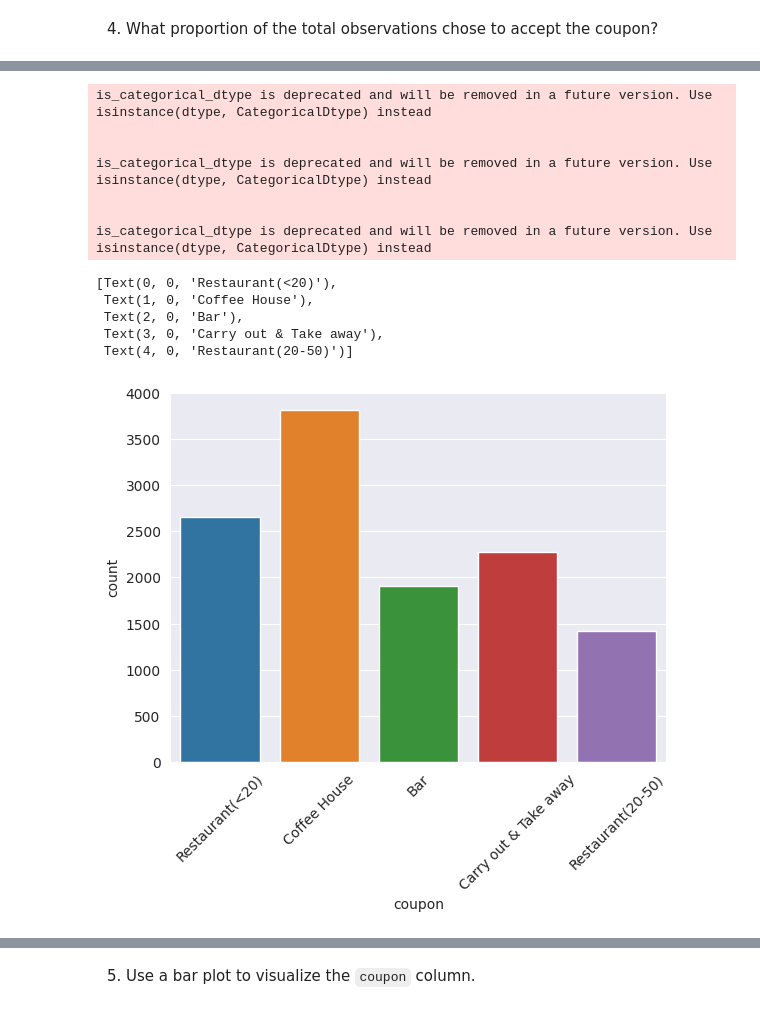
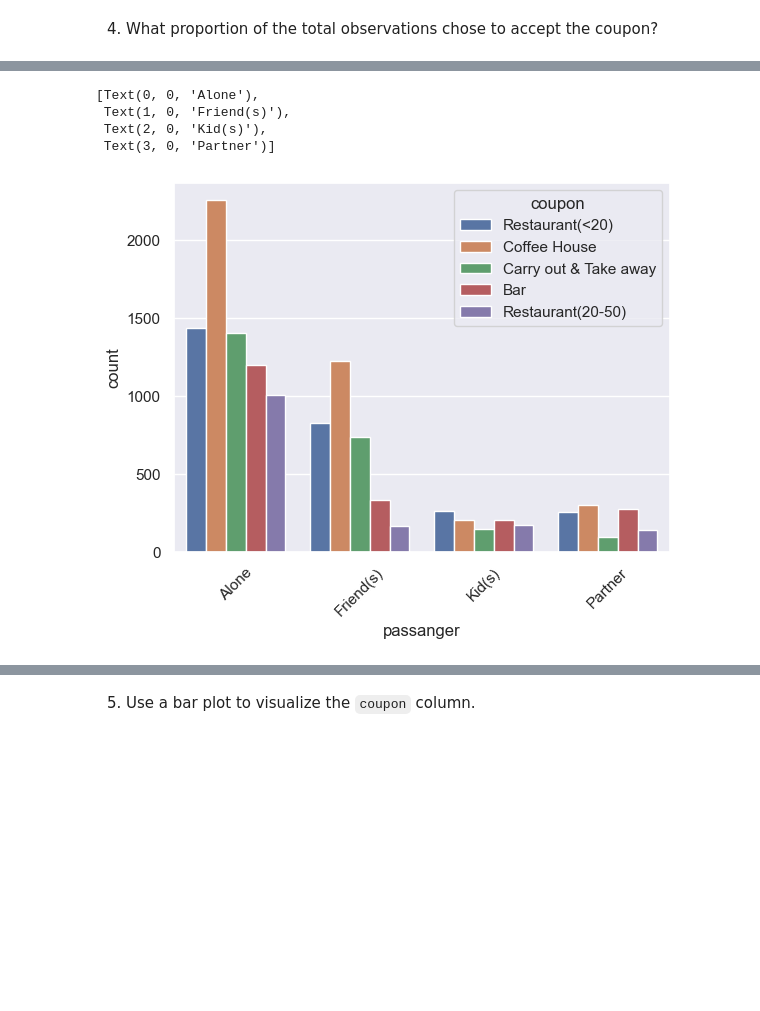
Before and after one commit to PlamenStilyianov/Professional_Certificate_in_ML_and_AI, a Jupyter notebook: Module5/prompt.ipynb, the cells around one changed output, grey strips where cells are left out. Saved outputs shown, nothing was run; the diff lists cells and outputs as text; code cells hidden in the pictures; blank space fills up the shorter version.

Commit message:
Updated prompt module, completed Investigating the Bar Coupon, to do:  Independent Investigation

```diff
--- a/Module5/prompt.ipynb
+++ b/Module5/prompt.ipynb
@@ -119,3 +119,15 @@ for col in df.select_dtypes(include='object').columns.tolist():
 
 '++++++++++++++++++Restaurant20To50++++++++++++++++++'
 "['1~3' 'less1' 'never' 'gt8' '4~8' nan] : 5"
+# %%
+# formating 'age' column
+def format_column(col_val):
+    import re
+    patterns = {r"[^\d.]+": " "}
+    if isinstance(col_val, str):
+        for pattern, val in patterns.items():
+            col_val = re.sub(pattern, val, col_val)
+        return str(col_val).rstrip().lstrip()
+
+df['age'] = df['age'].apply(format_column)
+df['age'].value_counts()
@@ -121,0 +143,6 @@ for col in df.select_dtypes(include='object').columns.tolist():
+# %%
+# formatting 'income' column
+df_copy = df.copy()
+df['income'] = df_copy['income'].str.split('-').apply(lambda x: x[0] if len(x) == 2 else (x[0].split())[0] if x[0].split().count('or') == 1 else x[0].split('than')[1])
+df['income'] = df['income'].str.replace('$','')
+df['income'].value_counts()
@@ -188,0 +261,2 @@ df_new.shape
+# %%
+df_new = df.fillna(0)
@@ -216,17 +326,9 @@ array(['Restaurant(<20)', 'Coffee House', 'Bar', 'Carry out & Take away',
 # %%
-coupon_plot = sns.countplot(df_new, x="coupon")
+coupon_plot = sns.countplot(df_new, x="passanger", hue='coupon')
 coupon_plot.set_xticklabels(coupon_plot.get_xticklabels(), rotation=45)
 # %% [output]
-is_categorical_dtype is deprecated and will be removed in a future version. Use isinstance(dtype, CategoricalDtype) instead
-
-
-is_categorical_dtype is deprecated and will be removed in a future version. Use isinstance(dtype, CategoricalDtype) instead
-
-
-is_categorical_dtype is deprecated and will be removed in a future version. Use isinstance(dtype, CategoricalDtype) instead
+[Text(0, 0, 'Alone'),
+ Text(1, 0, 'Friend(s)'),
+ Text(2, 0, 'Kid(s)'),
+ Text(3, 0, 'Partner')]
-[Text(0, 0, 'Restaurant(<20)'),
- Text(1, 0, 'Coffee House'),
- Text(2, 0, 'Bar'),
- Text(3, 0, 'Carry out & Take away'),
- Text(4, 0, 'Restaurant(20-50)')]
-[figure, old version]
+[figure, new version]
```
Also changed, not shown: parts of 41 cells of this notebook.
